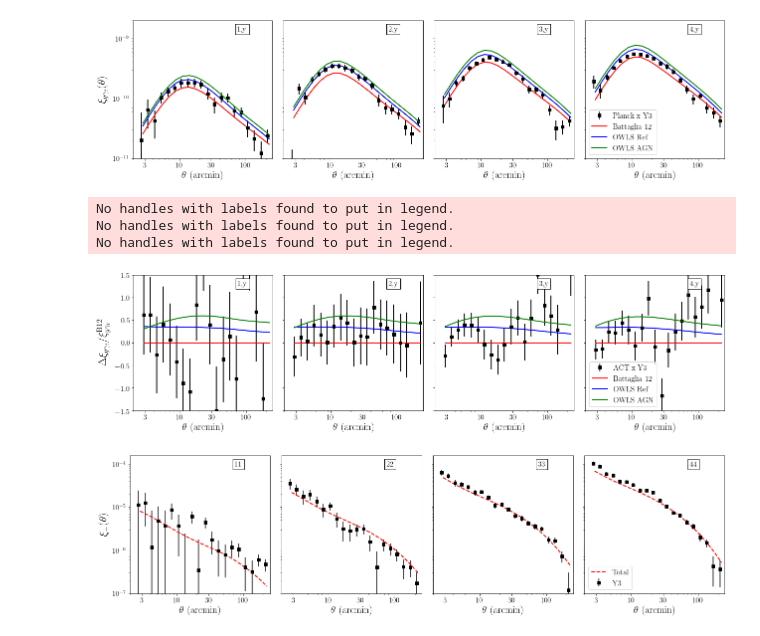
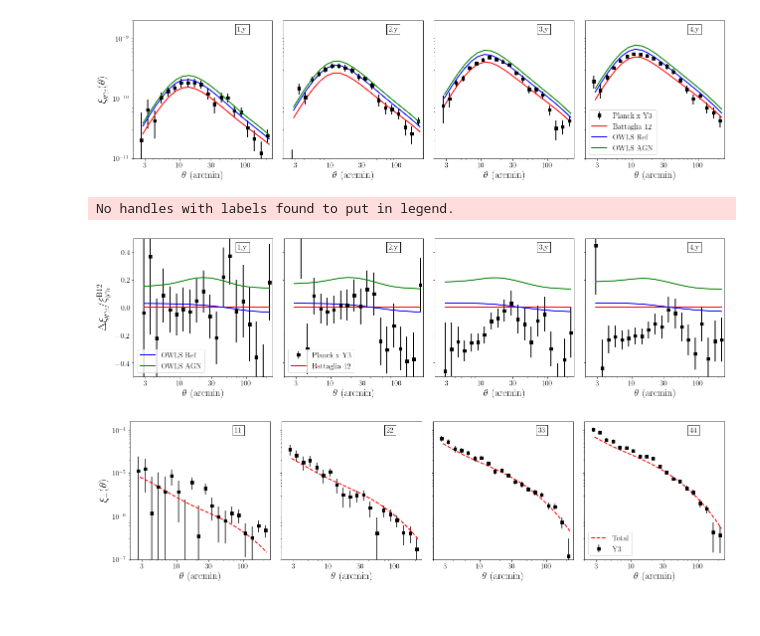
Before and after one commit to shivampcosmo/ACTxDESY3, a Jupyter notebook: src/plotting/shearxy.ipynb, the cells around one changed output. Drawn from its saved outputs; the diff is of its cells as text; code cells hidden in the pictures.

Commit message:
IA-1halo and cov update

```diff
--- a/src/plotting/shearxy.ipynb
+++ b/src/plotting/shearxy.ipynb
@@ -32,7 +32,7 @@ os.environ['COSMOSIS_SRC_DIR'] = '/global/cfs/cdirs/des/shivamp/nl_cosmosis/cosm
 sys.path.insert(0, '/global/cfs/cdirs/des/shivamp/nl_cosmosis/cosmosis/ACTxDESY3/src/cosmosis_code/')
 # DV = dill.load(open('/global/cfs/cdirs/des/shivamp/nl_cosmosis/cosmosis/ACTxDESY3/src/results/DV_obj_temp_gty_plancky3_beamed_wmeadv4_20_mod_M8_17_nM64_nz256_imead1.pk','rb'))
 # DV = dill.load(open('/global/cfs/cdirs/des/shivamp/nl_cosmosis/cosmosis/ACTxDESY3/src/results/DV_obj_temp_kk_gty_plancky3_beamed_bf_kk_gty.pk','rb'))
-DV = dill.load(open('/global/cfs/cdirs/des/shivamp/nl_cosmosis/cosmosis/ACTxDESY3/src/results/DV_obj_temp_kk_gty_plancky3_beamed_bf_kk_gty_wcov_newpipe.pk','rb'))
+DV = dill.load(open('/global/cfs/cdirs/des/shivamp/nl_cosmosis/cosmosis/ACTxDESY3/src/results/DV_obj_temp_kk_gty_plancky3_beamed_B12_testIA.pk','rb'))
 # %%
 
 df = pk.load(open('/global/cfs/cdirs/des/shivamp/nl_cosmosis/cosmosis/ACTxDESY3/src/data/results_25_6_20.pkl','rb'),encoding='latin1')
@@ -90,7 +100,9 @@ for j2 in range(4):
 #     ax[j2].errorbar(theta_array, Cl_j1_1h + Cl_j1_2h, linestyle=':', marker='',lw = 2, color ='green',label='Total')
 #     ax[j2].errorbar(theta_array, Cl_j1_tot2, linestyle='-', marker='',lw = 2, color ='green',label='Total Mead2')
     ax[j2].errorbar(theta_array, Cl_j1_tot, linestyle='-', marker='',lw = 2, color ='green',label='Total')
-#     ax[j2].errorbar(theta_array, DV.xi_result_dict['gty'][bin_str]['int'], linestyle='--', marker='',lw = 2, color ='blue',label='Intrinsic')
+    ax[j2].errorbar(theta_array, DV.xi_result_dict['gty'][bin_str]['int'], linestyle='-', marker='',lw = 2, color ='blue',label='Total Intrinsic')
+    ax[j2].errorbar(theta_array, DV.xi_result_dict['gty'][bin_str]['1hint'], linestyle='--', marker='',lw = 2, color ='red',label='1-halo Intrinsic')
+    ax[j2].errorbar(theta_array, DV.xi_result_dict['gty'][bin_str]['2hint'], linestyle='--', marker='',lw = 2, color ='orange',label='2-halo Intrinsic')
 
 
 
@@ -103,7 +115,7 @@ for j2 in range(4):
 #     yk_th_g = df['Yshear_y1'][str(j2)]['theta'] * 180./np.pi
 #     yk_err = df['Yshear_y1'][str(j2)]['err_p']
 #     ax[j2].errorbar(yk_th_g, yk_g,yerr=yk_err, ls='',marker='s',color='blue',label='Y1')
-    ax[j2].set_ylim(1e-11,2e-9)
+    ax[j2].set_ylim(1e-12,2e-9)
     ax[j2].set_xscale('log')
     ax[j2].set_yscale('log')
 
@@ -157,7 +169,7 @@ texts_ky = [r'1,y',r'2,y',r'3,y',r'4,y']
 # theta_array = DV.xi_result_dict['kk']['theta']
 for j2 in range(4):
     bin_str = 'bin_' + str(j2+1) + '_' + str(j2+1)
-    sel_ind = np.where((bin1_xip == j2+1) & (bin2_xip == j2+1))[0]
+#     sel_ind = np.where((bin1_xip == j2+1) & (bin2_xip == j2+1))[0]
 
 #     Cl_j1_1h = DV.xi_result_dict['kk'][bin_str]['1h']
 #     Cl_j1_2h = DV.xi_result_dict['kk'][bin_str]['2h']
@@ -169,7 +181,9 @@ for j2 in range(4):
 #     ax[j2].errorbar(theta_array, Cl_j1_1h + Cl_j1_2h, linestyle=':', marker='',lw = 2, color ='green',label='Total')
 #     ax[j2].errorbar(theta_array, Cl_j1_tot, linestyle='-', marker='',lw = 2, color ='blue',label='Total')
     ax[j2].errorbar(theta_array, Cl_j1_tot, linestyle='-', marker='',lw = 2, color ='green',label='Total')
-    ax[j2].errorbar(theta_array, DV.xi_result_dict['kk'][bin_str]['int'], linestyle='--', marker='',lw = 2, color ='blue',label='Intrinsic')
+    ax[j2].errorbar(theta_array, DV.xi_result_dict['kk'][bin_str]['int'], linestyle='-', marker='',lw = 2, color ='blue',label='Total Intrinsic')
+    ax[j2].errorbar(theta_array, DV.xi_result_dict['kk'][bin_str]['1hint'], linestyle='--', marker='',lw = 2, color ='red',label='1-halo Intrinsic')
+    ax[j2].errorbar(theta_array, DV.xi_result_dict['kk'][bin_str]['2hint'], linestyle='--', marker='',lw = 2, color ='orange',label='2-halo Intrinsic')
 
 
 
@@ -336,12 +417,44 @@ gty_sig = np.sqrt(np.diag(actf['COVMAT'].data)[400:])
 os.environ['COSMOSIS_SRC_DIR'] = '/global/cfs/cdirs/des/shivamp/nl_cosmosis/cosmosis/'
 sys.path.insert(0, '/global/cfs/cdirs/des/shivamp/nl_cosmosis/cosmosis/ACTxDESY3/src/cosmosis_code/')
 fdir = '/global/cfs/cdirs/des/shivamp/nl_cosmosis/cosmosis/ACTxDESY3/src/results/'
-fnames = [
-    'DV_obj_temp_kk_gty_acty3_beamed_B12.pk',
-    'DV_obj_temp_kk_gty_acty3_beamed_ref.pk',
-    'DV_obj_temp_kk_gty_acty3_beamed_AGN.pk',
+import scipy.interpolate as interpolate
+ytype = 'planck'
+do_residuals = 1
 
-]
+
+if ytype == 'act':
+    fnames = [
+        'DV_obj_temp_kk_gty_acty3_beamed_B12_onecosmo.pk',
+        'DV_obj_temp_kk_gty_acty3_beamed_owls_onecosmo.pk',
+        'DV_obj_temp_kk_gty_acty3_beamed_owlsagn_onecosmo.pk',
+    ]
+
+    from astropy.io import fits
+    actf = fits.open('/global/cfs/cdirs/des/shivamp/nl_cosmosis/cosmosis/ACTxDESY3/src/data/DES_ACT.fits')
+    actf['compton_shear'].header
+
+    bin1_gty = actf['compton_shear'].data['BIN1']
+    bin2_gty = actf['compton_shear'].data['BIN2']
+    gty_csf = actf['compton_shear'].data['VALUE']
+    gty_ang = actf['compton_shear'].data['ANG']
+    gty_sig = np.sqrt(np.diag(actf['COVMAT'].data)[400:])
+
+if ytype == 'planck':
+    fnames = [
+        'DV_obj_temp_kk_gty_plancky3_beamed_B12_onecosmo.pk',
+        'DV_obj_temp_kk_gty_plancky3_beamed_owls_onecosmo.pk',
+        'DV_obj_temp_kk_gty_plancky3_beamed_owlsagn_onecosmo.pk',
+    ]
+
+    from astropy.io import fits
+    actf = fits.open('/global/cfs/cdirs/des/shivamp/nl_cosmosis/cosmosis/ACTxDESY3/src/data/DES_Planck.fits')
+    actf['compton_shear'].header
+
+    bin1_gty = actf['compton_shear'].data['BIN1']
+    bin2_gty = actf['compton_shear'].data['BIN2']
+    gty_csf = actf['compton_shear'].data['VALUE']
+    gty_ang = actf['compton_shear'].data['ANG']
+    gty_sig = np.sqrt(np.diag(actf['COVMAT'].data)[400:])
 
 labels = ['Battaglia 12','OWLS Ref','OWLS AGN']
 colors = ['r','b','g']
@@ -349,7 +462,7 @@ nbins = 4
 bins = (np.arange(4) + 1).astype(int)
 fig, ax = pl.subplots(1,4, figsize = (18,5),sharex=True,sharey='row')
 
-do_residuals = 1
+
 
 
 for j2 in range(4):
@@ -381,15 +494,18 @@ for j2 in range(4):
             if jf == 0:
                 Cl_d_th_ref = Cl_d_th
 
-            if jf == 0:
-                ax[j2].errorbar(yk_th_g, (yk_g - Cl_d_th_ref)/Cl_d_th_ref ,yerr=yk_err/Cl_d_th_ref, ls='',marker='s',color='black',label='ACT x Y3')
+            if jf == 0 and j2 == 1:
+                ax[j2].errorbar(yk_th_g, (yk_g - Cl_d_th_ref)/Cl_d_th_ref ,yerr=yk_err/Cl_d_th_ref, ls='',marker='s',color='black',label='Planck x Y3')
             else:
                 ax[j2].errorbar(yk_th_g, (yk_g - Cl_d_th_ref)/Cl_d_th_ref,yerr=yk_err/Cl_d_th_ref, ls='',marker='s',color='black')
-            ax[j2].errorbar(yk_th_g, (Cl_d_th/Cl_d_th_ref) -1 , linestyle='-', marker='',lw = 2, color =colors[jf],label=labels[jf])
 
+            if ((jf in [1,2]) and (j2 == 0)) or ((jf == 0) and (j2 == 1)):
+                ax[j2].errorbar(yk_th_g, (Cl_d_th/Cl_d_th_ref) -1 , linestyle='-', marker='',lw = 2, color =colors[jf],label=labels[jf])
+            else:
+                ax[j2].errorbar(yk_th_g, (Cl_d_th/Cl_d_th_ref) -1 , linestyle='-', marker='',lw = 2, color =colors[jf])
         else:
             if jf == 0:
-                ax[j2].errorbar(yk_th_g, yk_g,yerr=yk_err, ls='',marker='s',color='black',label='ACT x Y3')
+                ax[j2].errorbar(yk_th_g, yk_g,yerr=yk_err, ls='',marker='s',color='black',label='Planck x Y3')
             else:
                 ax[j2].errorbar(yk_th_g, yk_g,yerr=yk_err, ls='',marker='s',color='black')
 
@@ -401,7 +517,7 @@ for j2 in range(4):
         ax[j2].set_xscale('log')
 
         if do_residuals:
-            ax[j2].set_ylim(-1.5,1.5)
+            ax[j2].set_ylim(-0.5,0.5)
         else:
             ax[j2].set_yscale('log')
             ax[j2].set_ylim(1e-11,2e-9)
@@ -410,37 +526,36 @@ for j2 in range(4):
         ax[j2].set_xlabel(r'$\theta$ (arcmin)', size = 20)
         ticks  = np.array([3,10,30,100])
         labels_bottom = ticks
         ax[j2].set_xticks(ticks)
         ax[j2].set_xticklabels(labels_bottom,  fontsize=15)
 
         ax[j2].tick_params(axis='both', which='minor', labelsize=15)
         ax[j2].tick_params(axis='both', which='major', labelsize=15)
         ax[j2].set_xlim((2,250))
         ax[j2].text( 0.75, 0.96,str(j2+1) + ',y', verticalalignment='top', horizontalalignment='left', transform=ax[j2].transAxes, fontsize=15, bbox=dict(facecolor='white', edgecolor='black'))
 
 
         jc += 1
 
     # ax[0,0].set_ylabel(r'$\xi_{\rm mm}$ comparison', size = 22)
     if do_residuals:
         ax[0].set_ylabel(r'$\Delta \xi_{y\gamma_t}/\xi^{\rm B12}_{y\gamma_t}$ ', size = 22)
     else:
         ax[0].set_ylabel(r'$\xi_{y\gamma_t}(\theta)$ ', size = 22)
     # ax[1,0].set_ylabel(r'$\xi_{y\kappa}(\theta)$ ', size = 22)
     # ax[2,0].set_ylabel(r'$\xi_{\kappa \kappa}(\theta)$ ', size = 22)
-    ax[3].legend(fontsize=15,loc='lower left')
+    ax[0].legend(fontsize=15,loc='lower left')
+    ax[1].legend(fontsize=15,loc='lower left')
     #     ax[1,j].tick_params(axis='both', which='major', labelsize=15)
 
 
 
 pl.tight_layout()
 
 # fig.savefig('xi_yk_kk_allbins.pdf')
 # %% [output]
 No handles with labels found to put in legend.
-No handles with labels found to put in legend.
-No handles with labels found to put in legend.
-[figure, old version]
+[figure, new version]
 # %%
 # %% [output]
 [figure]
```
Also changed, not shown: parts of 30 cells of this notebook, 40 other files.
